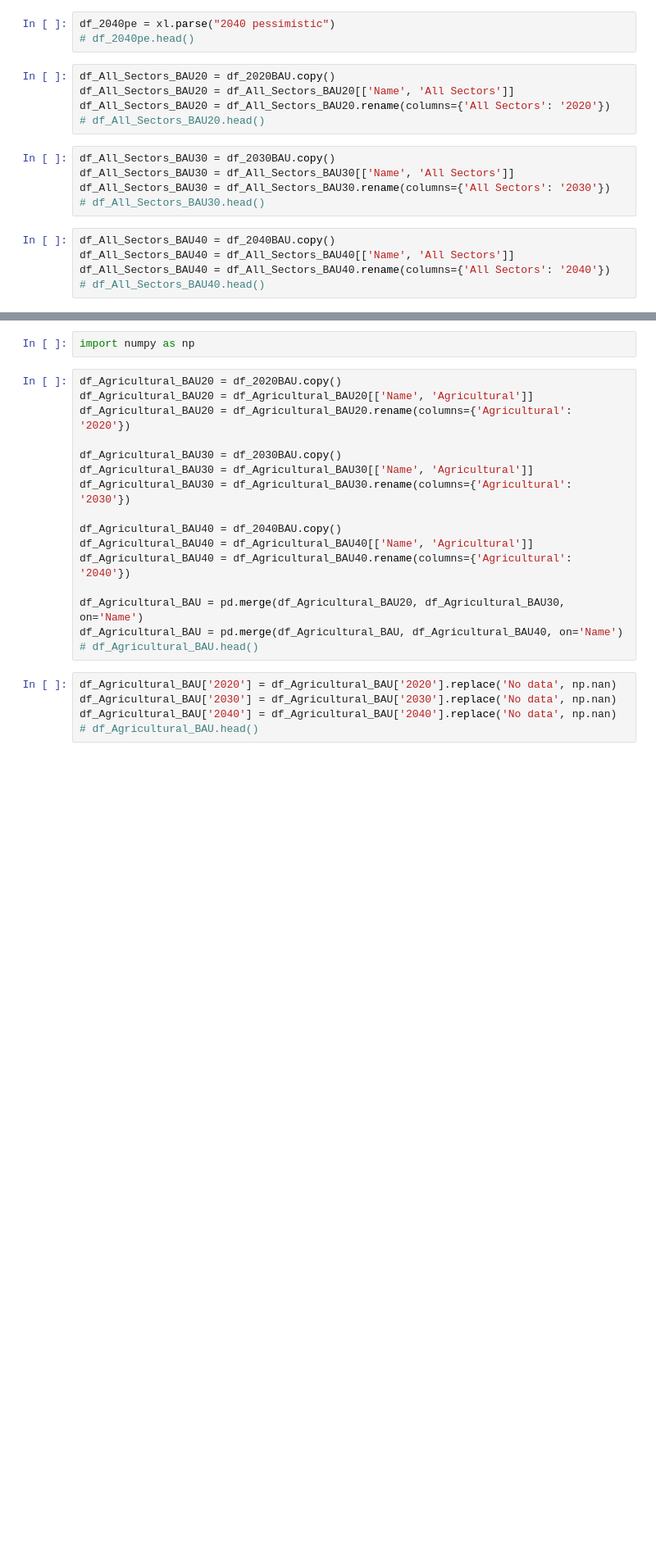
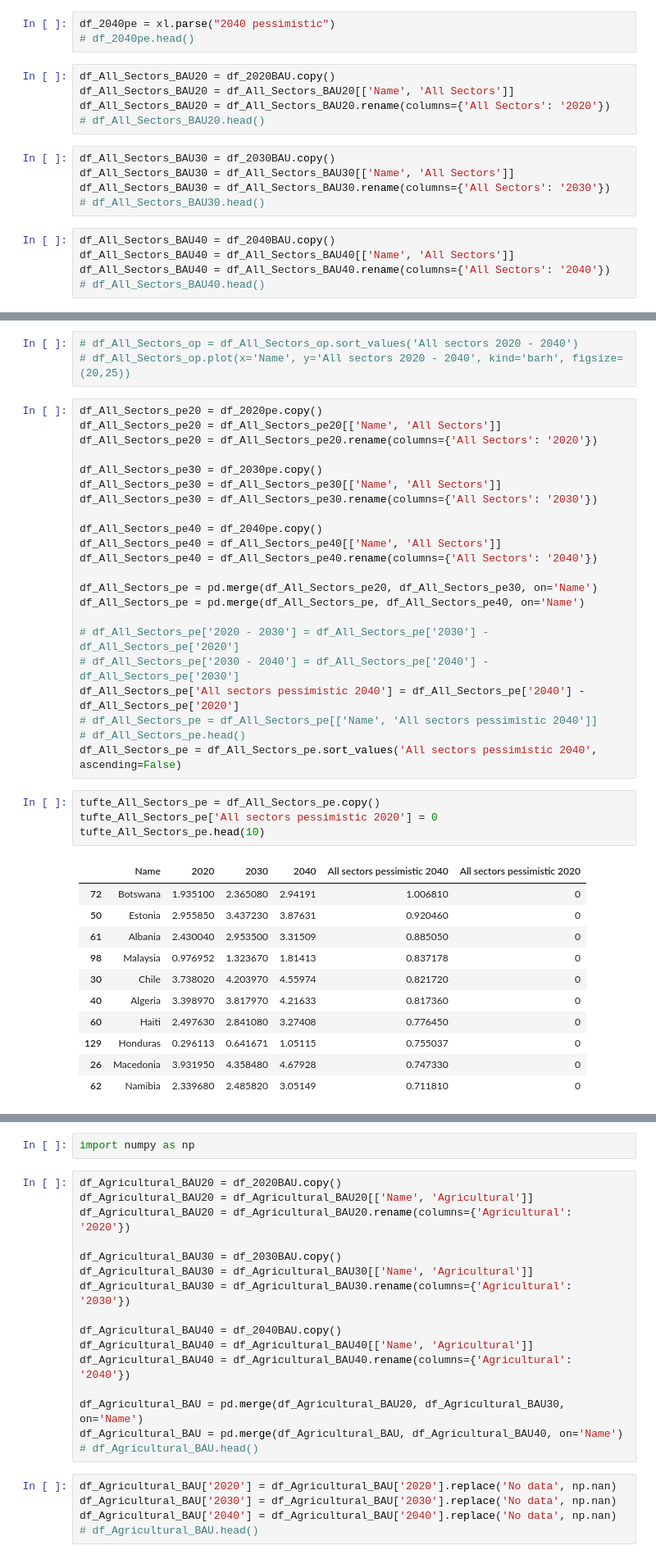
Before and after one commit to SYChJung/studio-projects, a Jupyter notebook: code/project2/Visualizing_Water_Stress_Change_in_Each_Country.ipynb, the cells around one changed output, grey strips where cells are left out. Shown at 82% size. Drawn from its saved outputs; the diff is of its cells as text; blank space fills up the shorter version.

```diff
--- a/code/project2/Visualizing_Water_Stress_Change_in_Each_Country.ipynb
+++ b/code/project2/Visualizing_Water_Stress_Change_in_Each_Country.ipynb
@@ -285,0 +146,41 @@ df_Domestic_pe.plot(x='Name', y='2020 - 2040', kind='barh', figsize=(20,25))
+# %%
+# df_All_Sectors_op = df_All_Sectors_op.sort_values('All sectors 2020 - 2040')
+# df_All_Sectors_op.plot(x='Name', y='All sectors 2020 - 2040', kind='barh', figsize=(20,25))
+# %%
+df_All_Sectors_pe20 = df_2020pe.copy()
+df_All_Sectors_pe20 = df_All_Sectors_pe20[['Name', 'All Sectors']]
+df_All_Sectors_pe20 = df_All_Sectors_pe20.rename(columns={'All Sectors': '2020'})
+
+df_All_Sectors_pe30 = df_2030pe.copy()
+df_All_Sectors_pe30 = df_All_Sectors_pe30[['Name', 'All Sectors']]
+df_All_Sectors_pe30 = df_All_Sectors_pe30.rename(columns={'All Sectors': '2030'})
+
+df_All_Sectors_pe40 = df_2040pe.copy()
+df_All_Sectors_pe40 = df_All_Sectors_pe40[['Name', 'All Sectors']]
+df_All_Sectors_pe40 = df_All_Sectors_pe40.rename(columns={'All Sectors': '2040'})
+
+df_All_Sectors_pe = pd.merge(df_All_Sectors_pe20, df_All_Sectors_pe30, on='Name')
+df_All_Sectors_pe = pd.merge(df_All_Sectors_pe, df_All_Sectors_pe40, on='Name')
+
+# df_All_Sectors_pe['2020 - 2030'] = df_All_Sectors_pe['2030'] - df_All_Sectors_pe['2020']
+# df_All_Sectors_pe['2030 - 2040'] = df_All_Sectors_pe['2040'] - df_All_Sectors_pe['2030']
+df_All_Sectors_pe['All sectors pessimistic 2040'] = df_All_Sectors_pe['2040'] - df_All_Sectors_pe['2020']
+# df_All_Sectors_pe = df_All_Sectors_pe[['Name', 'All sectors pessimistic 2040']]
+# df_All_Sectors_pe.head()
+df_All_Sectors_pe = df_All_Sectors_pe.sort_values('All sectors pessimistic 2040', ascending=False)
+# %%
+tufte_All_Sectors_pe = df_All_Sectors_pe.copy()
+tufte_All_Sectors_pe['All sectors pessimistic 2020'] = 0
+tufte_All_Sectors_pe.head(10)
+# %% [output]
+|  | Name | 2020 | 2030 | 2040 | All sectors pessimistic 2040 | All sectors pessimistic 2020 |
+| 72 | Botswana | 1.935100 | 2.365080 | 2.94191 | 1.006810 | 0 |
+| 50 | Estonia | 2.955850 | 3.437230 | 3.87631 | 0.920460 | 0 |
+| 61 | Albania | 2.430040 | 2.953500 | 3.31509 | 0.885050 | 0 |
+| 98 | Malaysia | 0.976952 | 1.323670 | 1.81413 | 0.837178 | 0 |
+| 30 | Chile | 3.738020 | 4.203970 | 4.55974 | 0.821720 | 0 |
+| 40 | Algeria | 3.398970 | 3.817970 | 4.21633 | 0.817360 | 0 |
+| 60 | Haiti | 2.497630 | 2.841080 | 3.27408 | 0.776450 | 0 |
+| 129 | Honduras | 0.296113 | 0.641671 | 1.05115 | 0.755037 | 0 |
+| 26 | Macedonia | 3.931950 | 4.358480 | 4.67928 | 0.747330 | 0 |
+| 62 | Namibia | 2.339680 | 2.485820 | 3.05149 | 0.711810 | 0 |
```
Also changed, not shown: parts of 70 cells of this notebook, 2 other files.
